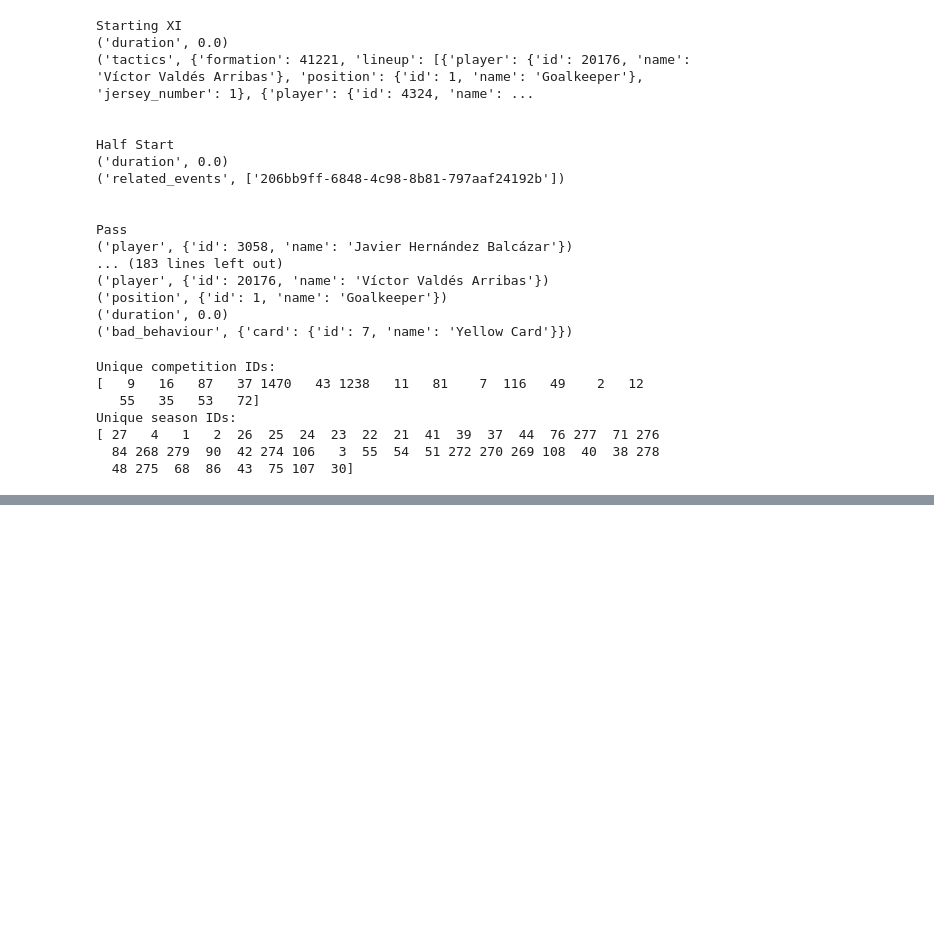
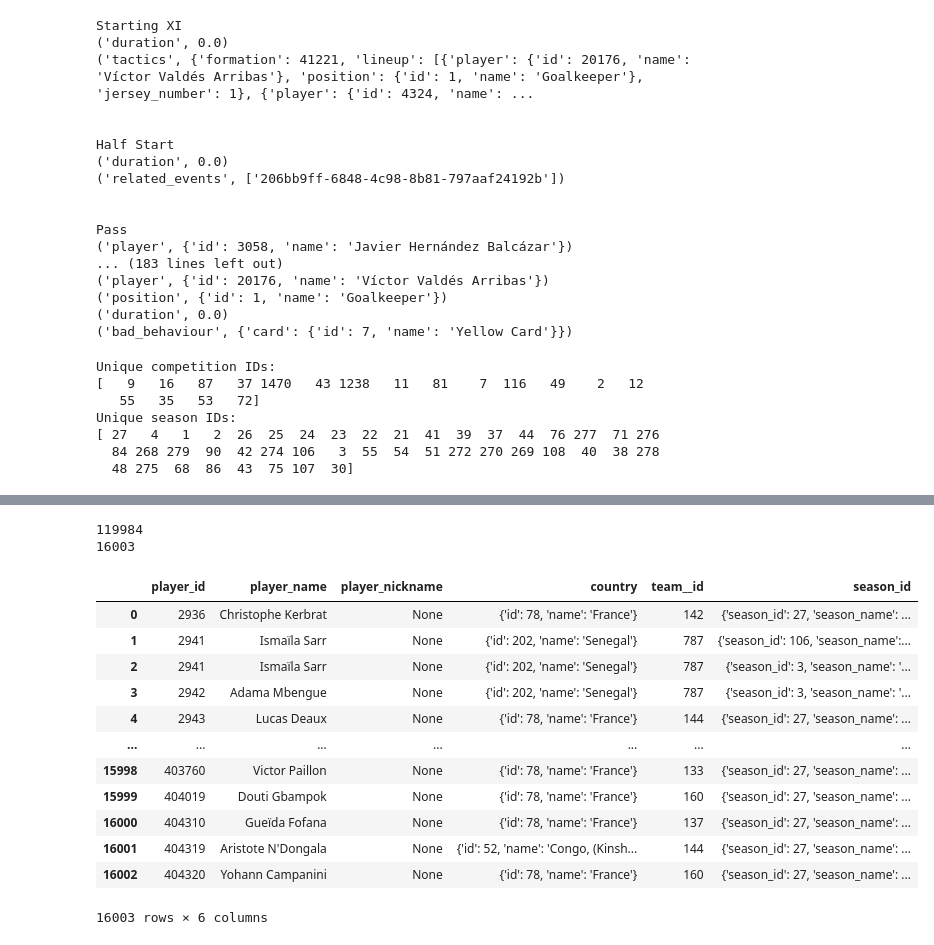
Before and after one commit to Markolinhio/Football-analysis, a Jupyter notebook: notebooks/ml_tactical_analysis.ipynb, the cells around one changed output, grey strips where cells are left out. Cells and saved outputs as stored; diff of their text form; code cells hidden in the pictures; blank space fills up the shorter version.

```diff
--- a/notebooks/ml_tactical_analysis.ipynb
+++ b/notebooks/ml_tactical_analysis.ipynb
@@ -348,0 +369,27 @@ unique_season_id[14]
+# %%
+print(len(players_df))
+players_df["season_string"] =  players_df['season_id'].astype(str)
+refine_players_df = players_df.drop_duplicates(subset=['player_id', 'season_string'], keep='first')
+print(len(refine_players_df))
+# %% [output]
+119984
+16003
+# %%
+refine_players_df = refine_players_df.sort_values(by="player_id")
+refine_players_df = refine_players_df.reset_index(drop=True)
+refine_players_df = refine_players_df.drop(labels='season_string', axis=1)
+refine_players_df
+# %% [output]
+|  | player_id | player_name | player_nickname | country | team__id | season_id |
+| 0 | 2936 | Christophe Kerbrat | None | {'id': 78, 'name': 'France'} | 142 | {'season_id': 27, 'season_name': ... |
+| 1 | 2941 | Ismaïla Sarr | None | {'id': 202, 'name': 'Senegal'} | 787 | {'season_id': 106, 'season_name':... |
+| 2 | 2941 | Ismaïla Sarr | None | {'id': 202, 'name': 'Senegal'} | 787 | {'season_id': 3, 'season_name': '... |
+| 3 | 2942 | Adama Mbengue | None | {'id': 202, 'name': 'Senegal'} | 787 | {'season_id': 3, 'season_name': '... |
+| 4 | 2943 | Lucas Deaux | None | {'id': 78, 'name': 'France'} | 144 | {'season_id': 27, 'season_name': ... |
+| ... | ... | ... | ... | ... | ... | ... |
+| 15998 | 403760 | Victor Paillon | None | {'id': 78, 'name': 'France'} | 133 | {'season_id': 27, 'season_name': ... |
+| 15999 | 404019 | Douti Gbampok | None | {'id': 78, 'name': 'France'} | 160 | {'season_id': 27, 'season_name': ... |
+| 16000 | 404310 | Gueïda Fofana | None | {'id': 78, 'name': 'France'} | 137 | {'season_id': 27, 'season_name': ... |
+| 16001 | 404319 | Aristote N'Dongala | None | {'id': 52, 'name': 'Congo, (Kinsh... | 144 | {'season_id': 27, 'season_name': ... |
+| 16002 | 404320 | Yohann Campanini | None | {'id': 78, 'name': 'France'} | 160 | {'season_id': 27, 'season_name': ... |
+16003 rows × 6 columns
```
Also changed, not shown: parts of 18 cells of this notebook, 3 other files.
